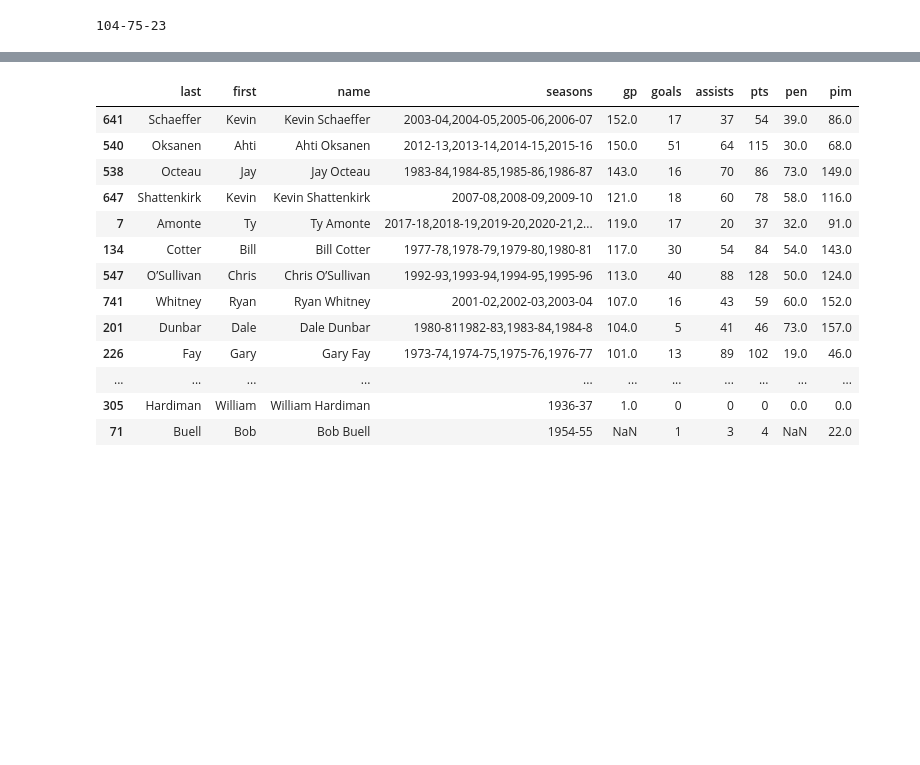
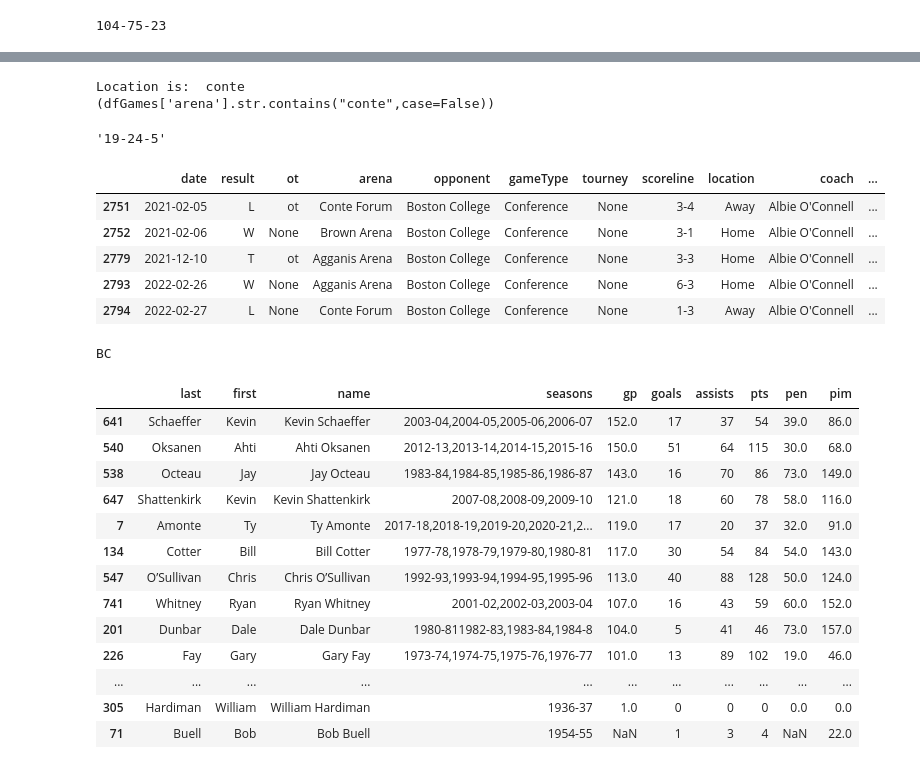
Before and after one commit to redsoxfan2194/buhockeystats, a Jupyter notebook: BU Record Book-Clean.ipynb, the cells around one changed output, grey strips where cells are left out. Drawn from its saved outputs; the diff is of its cells as text; code cells hidden in the pictures; blank space fills up the shorter version.

Commit message:
add querying

```diff
--- a/BU Record Book-Clean.ipynb
+++ b/BU Record Book-Clean.ipynb
@@ -41,6 +41,9 @@ with open(fileName, 'r', encoding='utf-8') as f:
     for i in rows:
         if(len(i)==7):
             season=i
+        if(len(row[0])>7 and len(row)==1 and ('COACH' not in i and 'OVERALL' not in i and 'ECAC:' not in i and 'CAPTAIN' not in i and 'HOCKEY' not in i and 'NEIHL:' not in i and 'forfeit' not in i)):
+            tourneys.append(row[0])
+
         coachSearch=re.search("COACH: (.*)",i)
         if coachSearch != None:
             coach=coachSearch.group(1)
@@ -105,10 +108,12 @@ with open(fileName, 'r', encoding='utf-8') as f:
             #print(gameDict)
             gameDict['tourney']=tourneyDict[gameDict['tourney'].replace('(','').replace(')','')]
         gameDict['month'],gameDict['day']=gameDict['date'].split('/')
-        if(int(gameDict['month']) >=9):
+        gameDict['month']=int(gameDict['month'])
+        gameDict['day']=int(gameDict['day'])
+        if(gameDict['month'] >=9):
             gameDict['date']+="/" + gameDict['season'][:4]
             gameDict['year']=int(gameDict['season'][:4])
-        elif(int(gameDict['month']) <= 4):
+        elif(gameDict['month'] <= 4):
             gameDict['date']+= "/" + str(int(gameDict['season'][:4])+1)
             gameDict['year']=int(gameDict['season'][:4])+1
         gameDict['BUScore'],gameDict['OppoScore']=int(gameDict['scoreline'].split('-')[0]),int(gameDict['scoreline'].split('-')[1])
@@ -286,3 +545,27 @@ dfGames
+# %%
+query='record at conte'
+getResults(dfGames,query)
+# %% [output]
+Location is:  conte
+(dfGames['arena'].str.contains("conte",case=False))
+'19-24-5'
+# %%
+dfGames.loc[(dfGames['opponent']=='Boston College') & (dfGames['date']>'2021')]
+# %% [output]
+|  | date | result | ot | arena | opponent | gameType | tourney | scoreline | location | coach | ... |
+| 2751 | 2021-02-05 | L | ot | Conte Forum | Boston College | Conference | None | 3-4 | Away | Albie O'Connell | ... |
+| 2752 | 2021-02-06 | W | None | Brown Arena | Boston College | Conference | None | 3-1 | Home | Albie O'Connell | ... |
+| 2779 | 2021-12-10 | T | ot | Agganis Arena | Boston College | Conference | None | 3-3 | Home | Albie O'Connell | ... |
+| 2793 | 2022-02-26 | W | None | Agganis Arena | Boston College | Conference | None | 6-3 | Home | Albie O'Connell | ... |
+| 2794 | 2022-02-27 | L | None | Conte Forum | Boston College | Conference | None | 1-3 | Away | Albie O'Connell | ... |
+# %%
+qWords=query.split(' ')
+for i in qWords:
+    team=decodeTeam('')
+    if(dfGames.loc[(dfGames['opponent']==decodeTeam(i))]['opponent'].count()>0):
+        print(i)
+# %% [output]
+BC
 # %%
 dfSkate.loc[dfSkate['name'].isin((dfJersey.loc[dfJersey['number']==3]['name']))].sort_values('gp',ascending=False)
 # %% [output]
```
Also changed, not shown: parts of 13 cells of this notebook.
